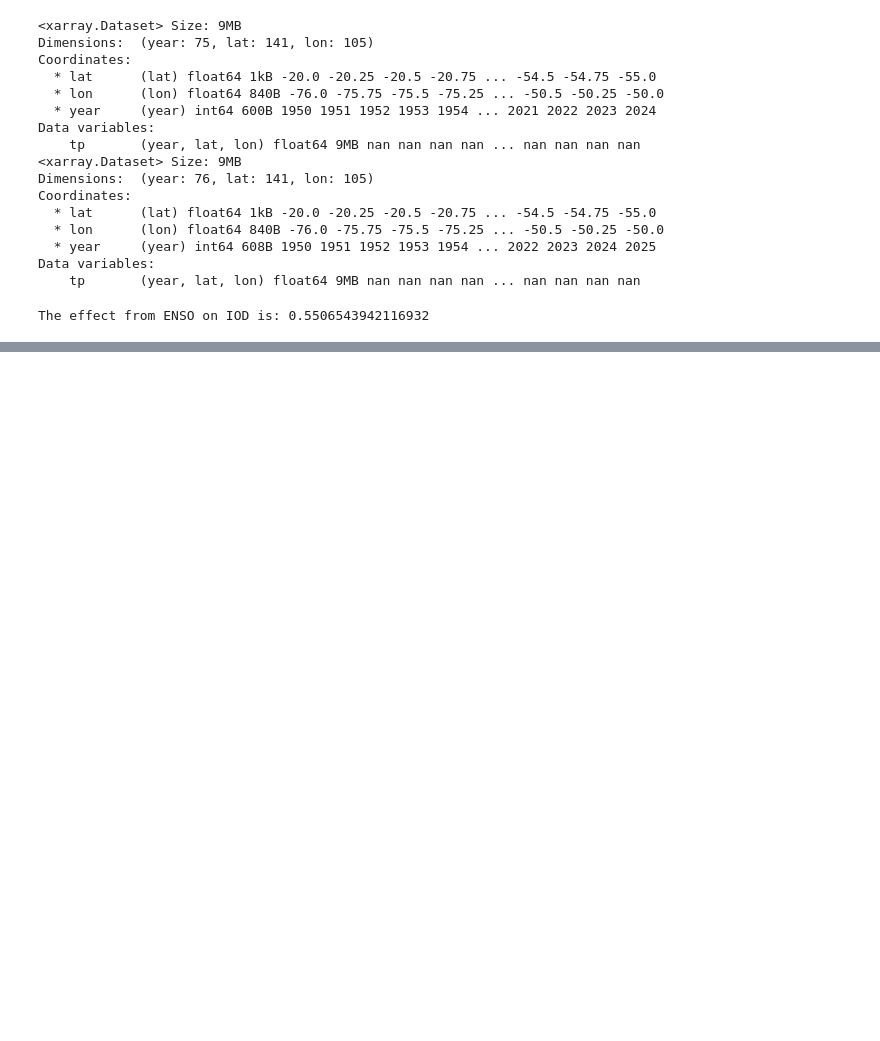
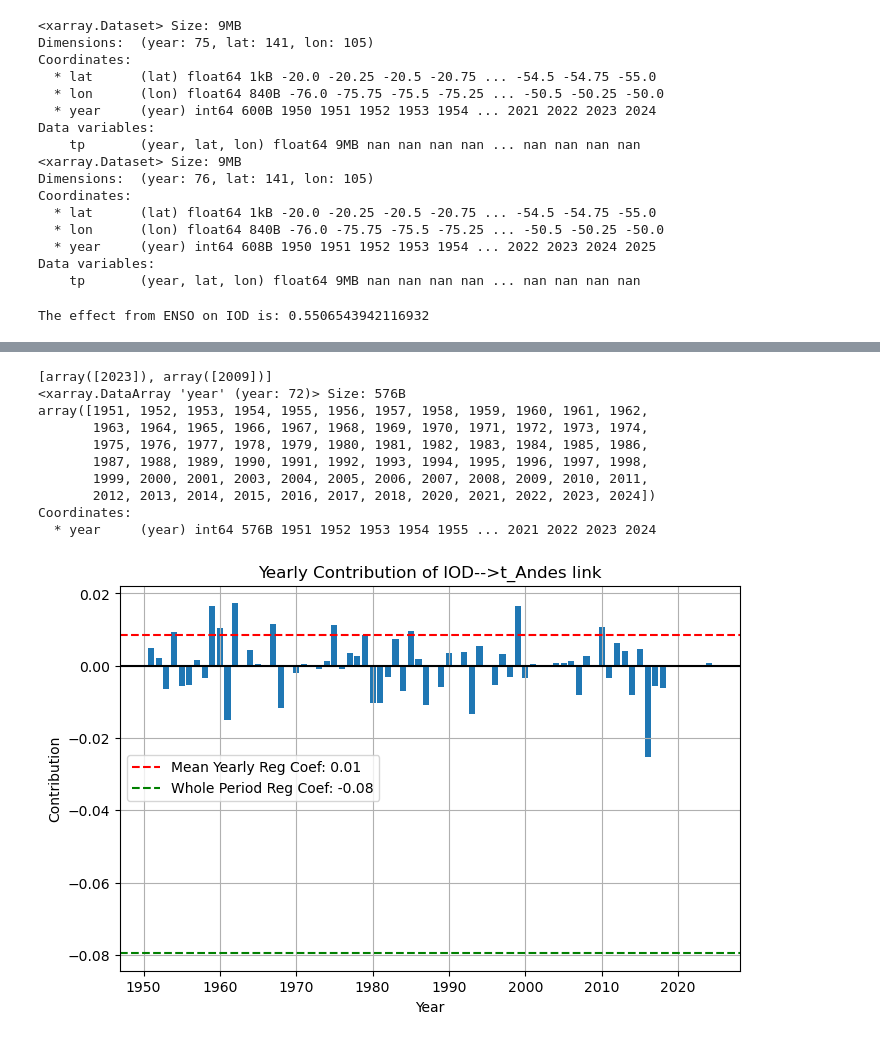
Before and after one commit to giulianolattus-crypto/work, a Jupyter notebook: whole_period_effects/yearly_contributions_whole_period.ipynb, the cells around one changed output, grey strips where cells are left out. Drawn from its saved outputs; the diff is of its cells as text; code cells hidden in the pictures; blank space fills up the shorter version.

```diff
--- a/whole_period_effects/yearly_contributions_whole_period.ipynb
+++ b/whole_period_effects/yearly_contributions_whole_period.ipynb
@@ -366,0 +407,27 @@ ValueError: all the input array dimensions except for the concatenation axis mus
+# %%
+##find outlier minimum
+min_val=yearly_IOD_t_Andes_contribution_SON.min()
+max_val=yearly_IOD_t_Andes_contribution_SON.max()
+index_min_val=np.argmin(yearly_IOD_t_Andes_contribution_SON.values)
+index_max_val=np.argmax(yearly_IOD_t_Andes_contribution_SON.values)
+
+min_year_to_drop=(yearly_IOD_t_Andes_contribution_SON.year[[index_min_val]]).values
+max_year_to_drop=(yearly_IOD_t_Andes_contribution_SON.year[[index_max_val]]).values
+years_to_drop=[min_year_to_drop, max_year_to_drop]
+print(years_to_drop)
+drop_year_min=yearly_IOD_t_Andes_contribution_SON.where(~yearly_IOD_t_Andes_contribution_SON.year.isin(years_to_drop))
+print(drop_year_min.year)
+barplot_with_mean_line(drop_year_min, driver1='IOD',\
+                        target='t_Andes', true_reg_coef=b)
+# %% [output]
+[array([2023]), array([2009])]
+<xarray.DataArray 'year' (year: 72)> Size: 576B
+array([1951, 1952, 1953, 1954, 1955, 1956, 1957, 1958, 1959, 1960, 1961, 1962,
+       1963, 1964, 1965, 1966, 1967, 1968, 1969, 1970, 1971, 1972, 1973, 1974,
+       1975, 1976, 1977, 1978, 1979, 1980, 1981, 1982, 1983, 1984, 1985, 1986,
+       1987, 1988, 1989, 1990, 1991, 1992, 1993, 1994, 1995, 1996, 1997, 1998,
+       1999, 2000, 2001, 2003, 2004, 2005, 2006, 2007, 2008, 2009, 2010, 2011,
+       2012, 2013, 2014, 2015, 2016, 2017, 2018, 2020, 2021, 2022, 2023, 2024])
+Coordinates:
+  * year     (year) int64 576B 1951 1952 1953 1954 1955 ... 2021 2022 2023 2024
+[figure, added]
```
Also changed, not shown: parts of 13 cells of this notebook, 36 other files.
